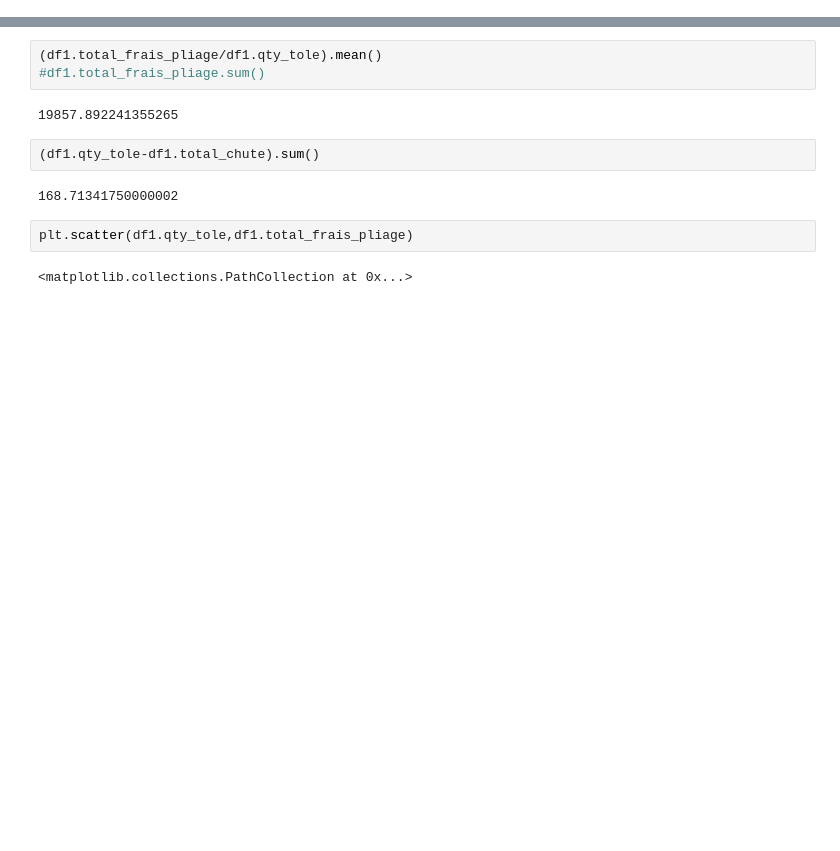
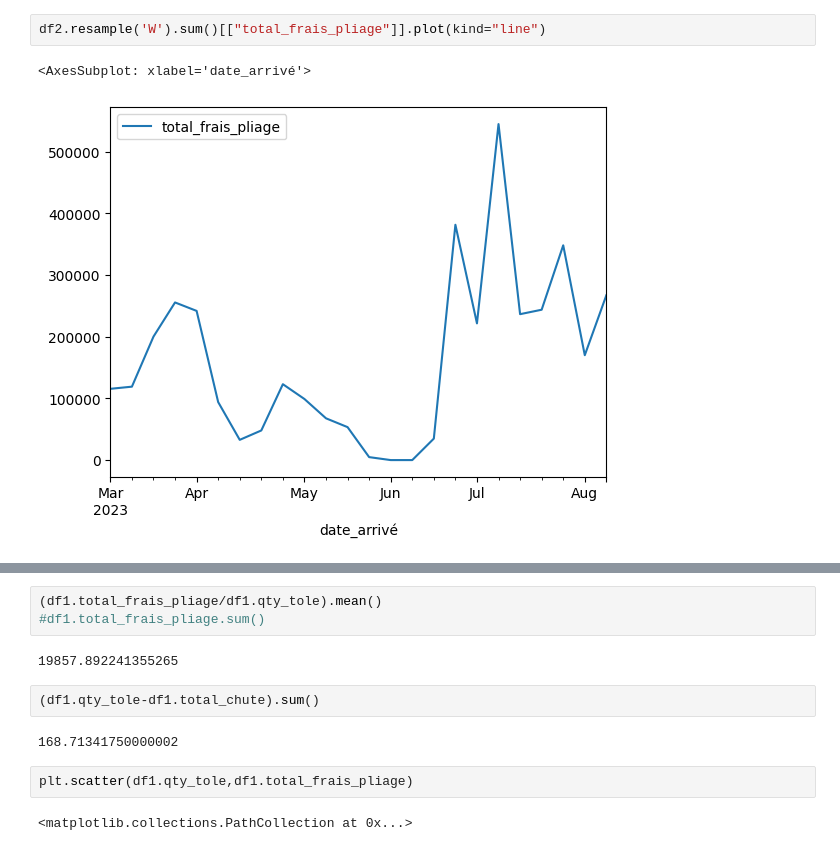
Before and after one commit to fav007/plitech, a Jupyter notebook: data_analysis.ipynb, the cells around one changed output, grey strips where cells are left out. Drawn from its saved outputs; the diff is of its cells as text; blank space fills up the shorter version.

```diff
--- a/data_analysis.ipynb
+++ b/data_analysis.ipynb
@@ -21,0 +50,5 @@ df.total_frais_pliage.sum()
+# %%
+df2.resample('W').sum()[["total_frais_pliage"]].plot(kind="line")
+# %% [output]
+<AxesSubplot: xlabel='date_arrivé'>
+[figure, added]
```
Also changed, not shown: parts of 17 cells of this notebook, 14 other files.
